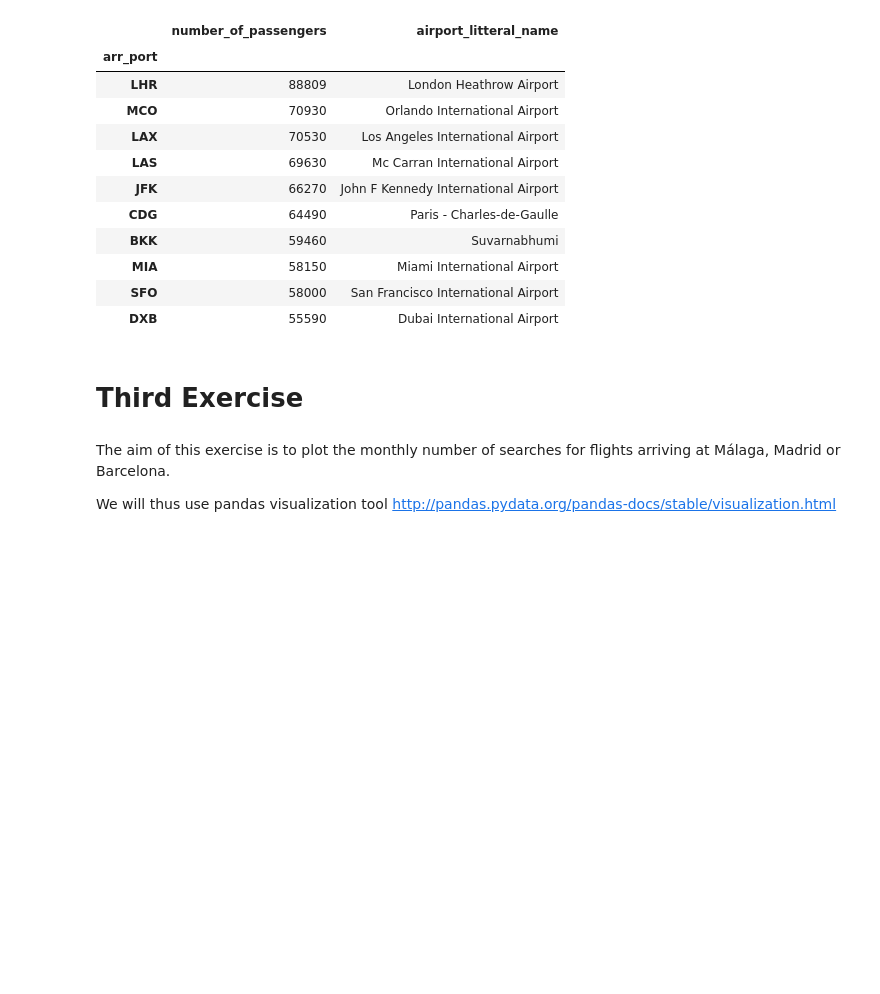
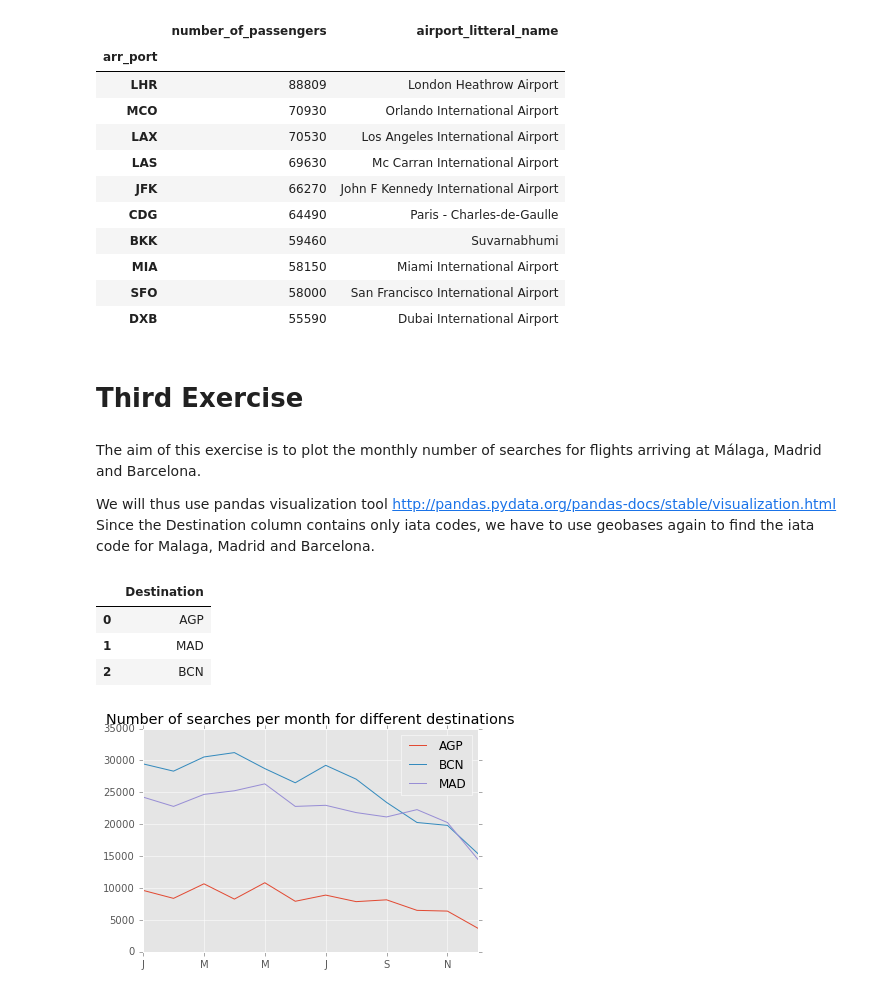
Before and after one commit to chalamad/challenge, a Jupyter notebook: chalamad.ipynb, the cells around one changed output. Cells and saved outputs as stored; diff of their text form; code cells hidden in the pictures; blank space fills up the shorter version.

Commit message:
Third Exercise Done

```diff
--- a/chalamad.ipynb
+++ b/chalamad.ipynb
@@ -3,9 +3,15 @@
 # %% [markdown]
 Pandas seems mandatory to deal with such huge datasets. Therefore we are going to use it.
 # %%
+%matplotlib inline
+
 import sys
+import pandas as pd
 from pandas import read_csv
 from GeoBases import GeoBase
+import matplotlib.pyplot as plt
+import matplotlib
+matplotlib.style.use('ggplot')
 
 bookings_location = r'/Volumes/RemiSDCard/Amadeus/bookings.csv'
 
@@ -60,6 +66,36 @@ top10_df
 # %% [markdown]
 # Third Exercise
 # %% [markdown]
-The aim of this exercise is to plot the monthly number of searches for flights arriving at Málaga, Madrid or Barcelona.
+The aim of this exercise is to plot the monthly number of searches for flights arriving at Málaga, Madrid and Barcelona.
 
 We will thus use pandas visualization tool http://pandas.pydata.org/pandas-docs/stable/visualization.html
+Since the Destination column contains only iata codes, we have to use geobases again to find the iata code for Malaga, Madrid and Barcelona.
+# %%
+searches_df = read_csv(searches_location,  error_bad_lines = False, sep = '^', usecols = ['Date','Destination'])
+
+geo_a = GeoBase(data='airports', verbose=False)
+
+# Geobases function that gets us iata_code for each airport
+malaga = geo_a.fuzzyFind('malaga', 'name')[0]
+madrid = geo_a.fuzzyFind('madrid', 'name')[0]
+barcelone = geo_a.fuzzyFind('barcelona', 'name')[0]
+
+airports = pd.DataFrame([malaga[1],madrid[1],barcelone[1]])
+airports.columns = ['Destination']
+airports
+# %% [output]
+|  | Destination |
+| 0 | AGP |
+| 1 | MAD |
+| 2 | BCN |
+# %%
+airports_concerned = pd.merge(searches_df, airports, how='inner' , on='Destination')
+airports_concerned['month'] = airports_concerned['Date'].map(lambda date: pd.datetime.strptime(date, '%Y-%m-%d').month)
+
+for airport, rest in airports_concerned.groupby('Destination'):
+    graph = rest.groupby('month').size()
+    graph.index = ['J', 'F', 'M', 'A', 'M', 'J', 'J', 'A', 'S', 'O', 'N', 'D']
+    graph.plot(kind='line', x='month', legend='Number of searches', label=airport,
+               title='Number of searches per month for different destinations')
+# %% [output]
+[figure, added]
```
Also changed, not shown: parts of 3 cells of this notebook.
